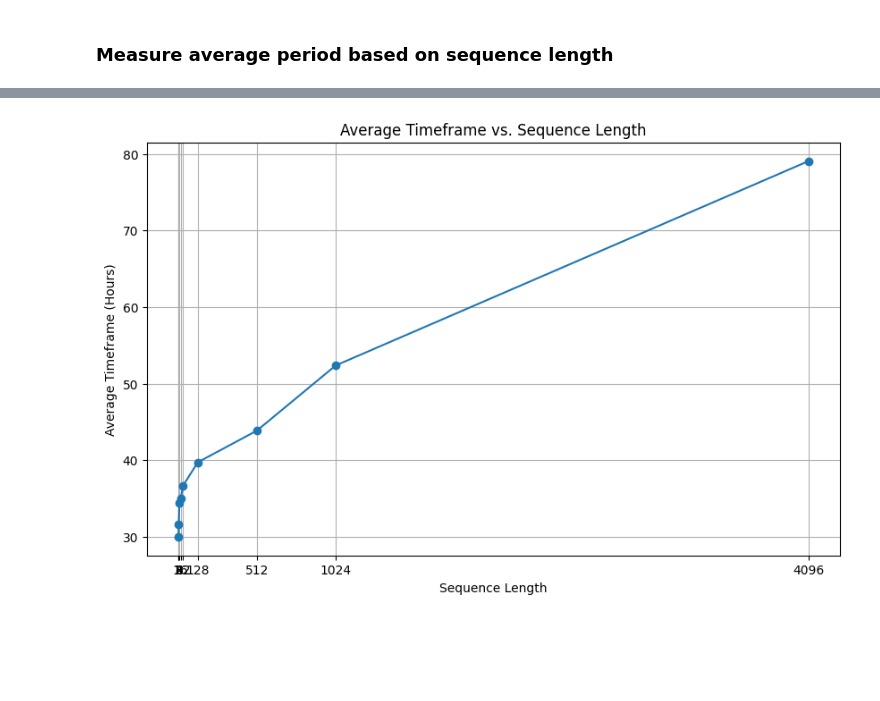
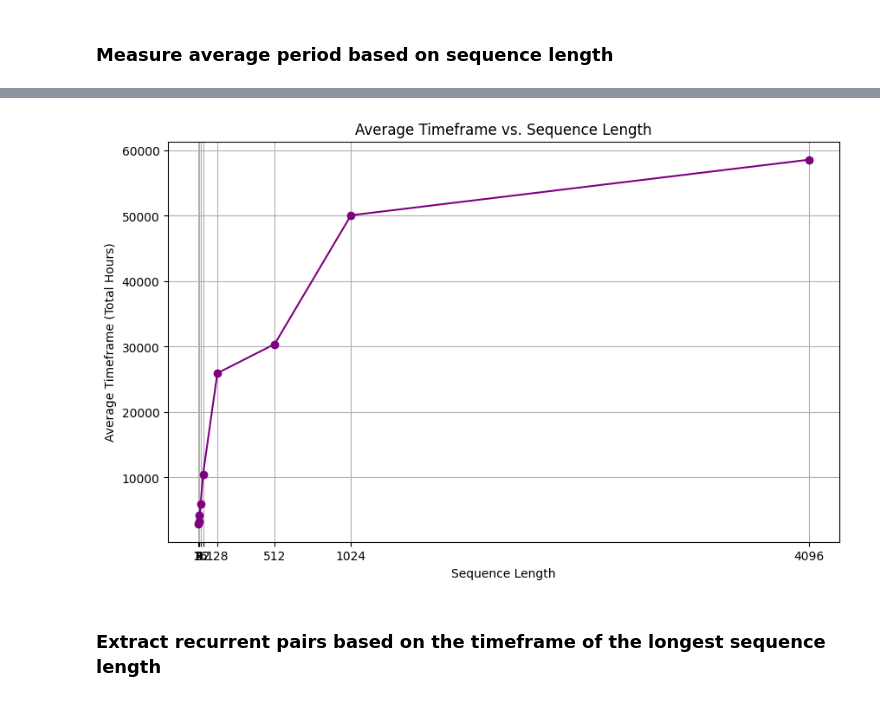
Before and after one commit to rickconci/TGL_recurrent, a Jupyter notebook: TGBL_Review_Dataset_Recurrency_Metric.ipynb, the cells around one changed output, grey strips where cells are left out. Drawn from its saved outputs; the diff is of its cells as text; code cells hidden in the pictures; blank space fills up the shorter version.

```diff
--- a/TGBL_Review_Dataset_Recurrency_Metric.ipynb
+++ b/TGBL_Review_Dataset_Recurrency_Metric.ipynb
@@ -205,28 +211,30 @@ Average Timeframe for sequence length of 4096: 3 days, 7 hours, 4 minutes
-# %%
-import matplotlib.pyplot as plt
-
-
-timeframes = [
-    1 * 24 + 6,
-    1 * 24 + 7 + 33 / 60,
-    1 * 24 + 10 + 23 / 60,
-    1 * 24 + 10 + 56 / 60,
-    1 * 24 + 12 + 39 / 60,
-    1 * 24 + 15 + 43 / 60,
-    1 * 24 + 19 + 51 / 60,
-    2 * 24 + 4 + 22 / 60,
-    3 * 24 + 7 + 4 / 60
-]
-
-total_hours = [timeframe for timeframe in timeframes]
-
-plt.figure(figsize=(10, 6))
-plt.plot(seq_lengths, total_hours, marker='o')
-plt.title('Average Timeframe vs. Sequence Length')
-plt.xlabel('Sequence Length')
-plt.ylabel('Average Timeframe (Hours)')
-plt.xticks(seq_lengths, seq_lengths)
-plt.grid(True)
-plt.show()
-# %% [output]
-[figure, removed]
+# %%
+import matplotlib.pyplot as plt
+
+seq_lengths_new = [2, 4, 8, 16, 32, 128, 512, 1024, 4096]
+timeframes_years = [
+    (0, 122, 18, 28),
+    (0, 138, 12, 57),
+    (0, 174, 4, 19),
+    (0, 250, 21, 21),
+    (1, 72, 17, 16),
+    (2, 350, 12, 14),
+    (3, 170, 6, 43),
+    (5, 260, 4, 33),
+    (6, 248, 18, 14),
+]
+
+total_hours_years = [(years * 365.25 + days) * 24 + hours + minutes / 60 for years, days, hours, minutes in timeframes_years]
+
+plt.figure(figsize=(10, 6))
+plt.plot(seq_lengths_new, total_hours_years, marker='o', linestyle='-', color='purple')
+plt.title('Average Timeframe vs. Sequence Length')
+plt.xlabel('Sequence Length')
+plt.ylabel('Average Timeframe (Total Hours)')
+plt.xticks(seq_lengths_new, seq_lengths_new)
+plt.grid(True)
+plt.show()
+# %% [output]
+[figure, added]
+# %% [markdown]
+### Extract recurrent pairs based on the timeframe of the longest sequence length
```
Also changed, not shown: parts of 2 cells of this notebook, 2 other files.
